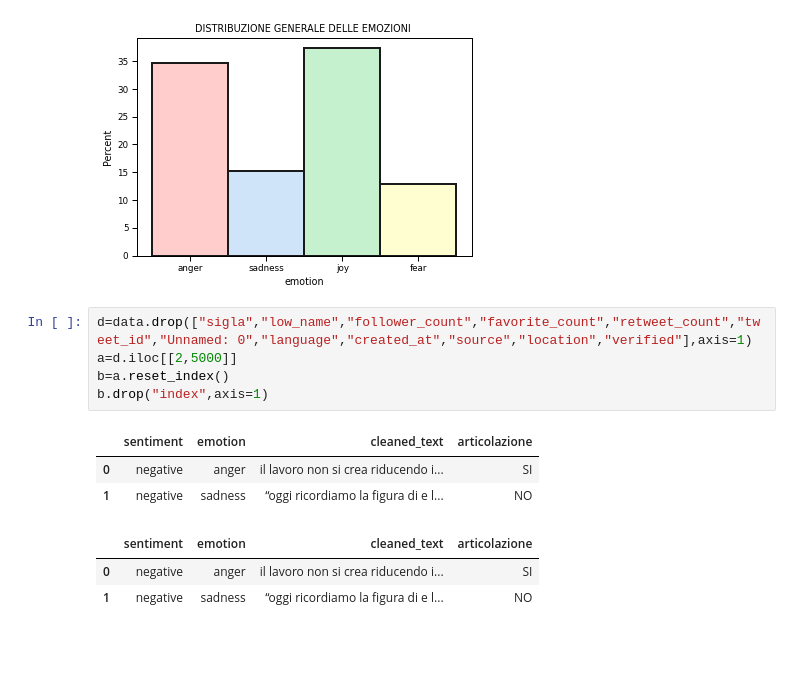
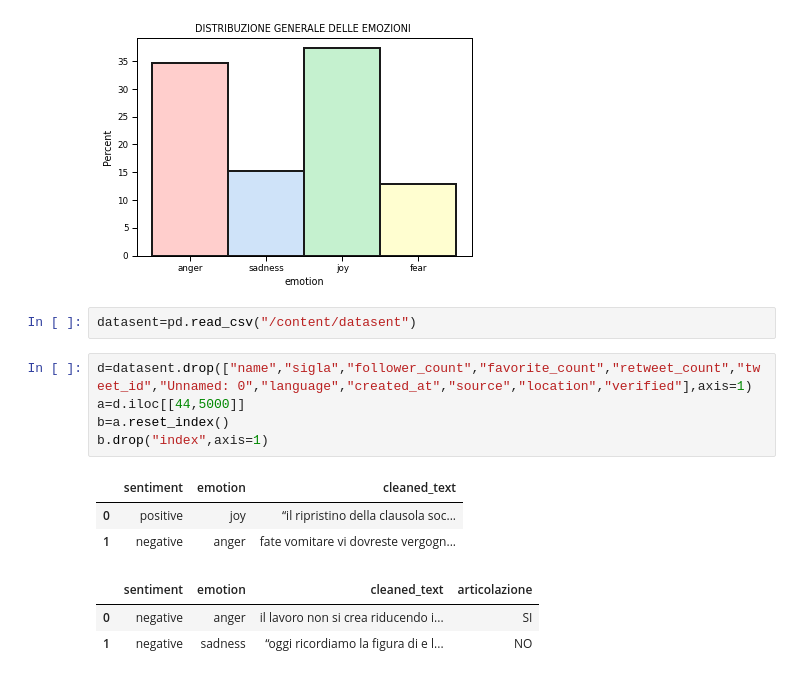
Before and after one commit to paolofesta/prove, a Jupyter notebook: TESI.ipynb, the cells around one changed output. Drawn from its saved outputs; the diff is of its cells as text; blank space fills up the shorter version.

```diff
--- a/TESI.ipynb
+++ b/TESI.ipynb
@@ -423,15 +434,17 @@ plt.legend([],[], frameon=False)
 print()
 # %% [output]
 [figure]
+# %%
+datasent=pd.read_csv("/content/datasent")
 # %%
-d=data.drop(["sigla","low_name","follower_count","favorite_count","retweet_count","tweet_id","Unnamed: 0","language","created_at","source","location","verified"],axis=1)
-a=d.iloc[[2,5000]]
+d=datasent.drop(["name","sigla","follower_count","favorite_count","retweet_count","tweet_id","Unnamed: 0","language","created_at","source","location","verified"],axis=1)
+a=d.iloc[[44,5000]]
 b=a.reset_index()
 b.drop("index",axis=1)
 # %% [output]
-|  | sentiment | emotion | cleaned_text | articolazione |
-| 0 | negative | anger | il lavoro non si crea riducendo i... | SI |
-| 1 | negative | sadness | “oggi ricordiamo la figura di e l... | NO |
+|  | sentiment | emotion | cleaned_text |
+| 0 | positive | joy | “il ripristino della clausola soc... |
+| 1 | negative | anger | fate vomitare vi dovreste vergogn... |
 # %%
 # %% [output]
 |  | sentiment | emotion | cleaned_text | articolazione |
```
Also changed, not shown: parts of 12 cells of this notebook.
